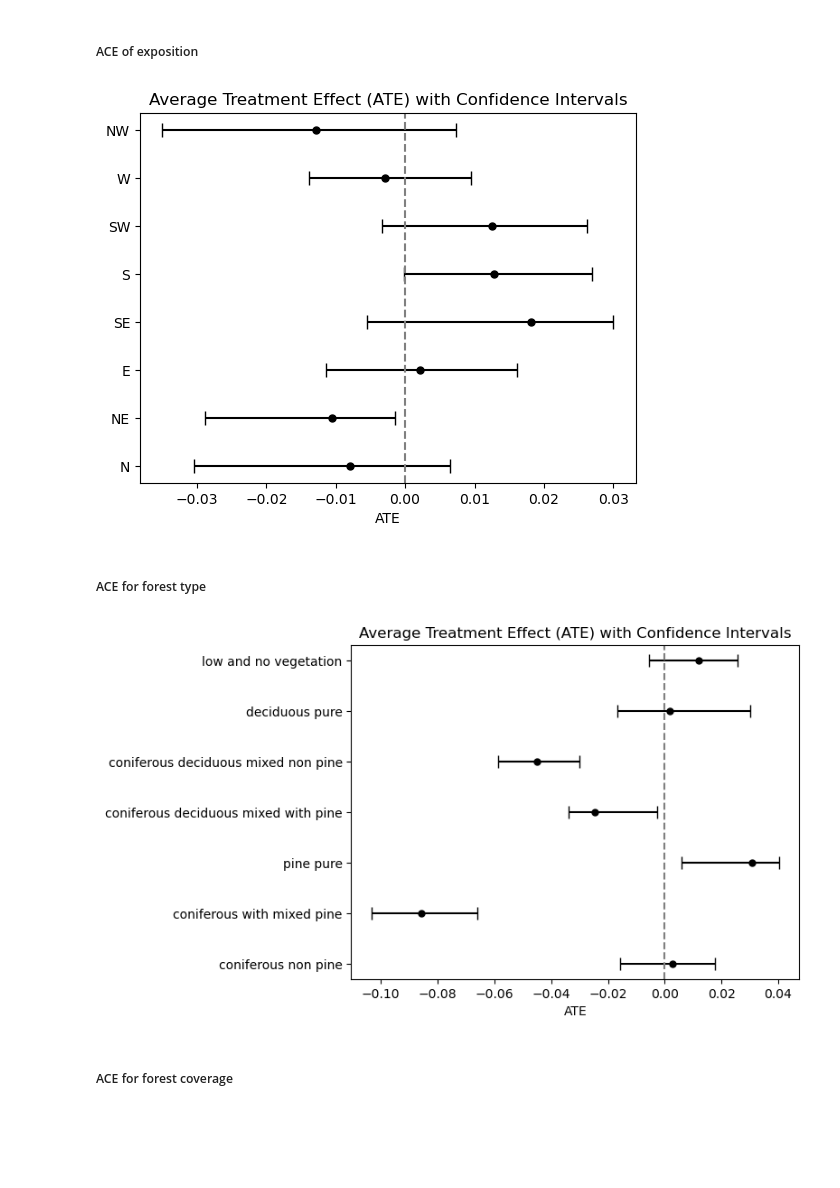
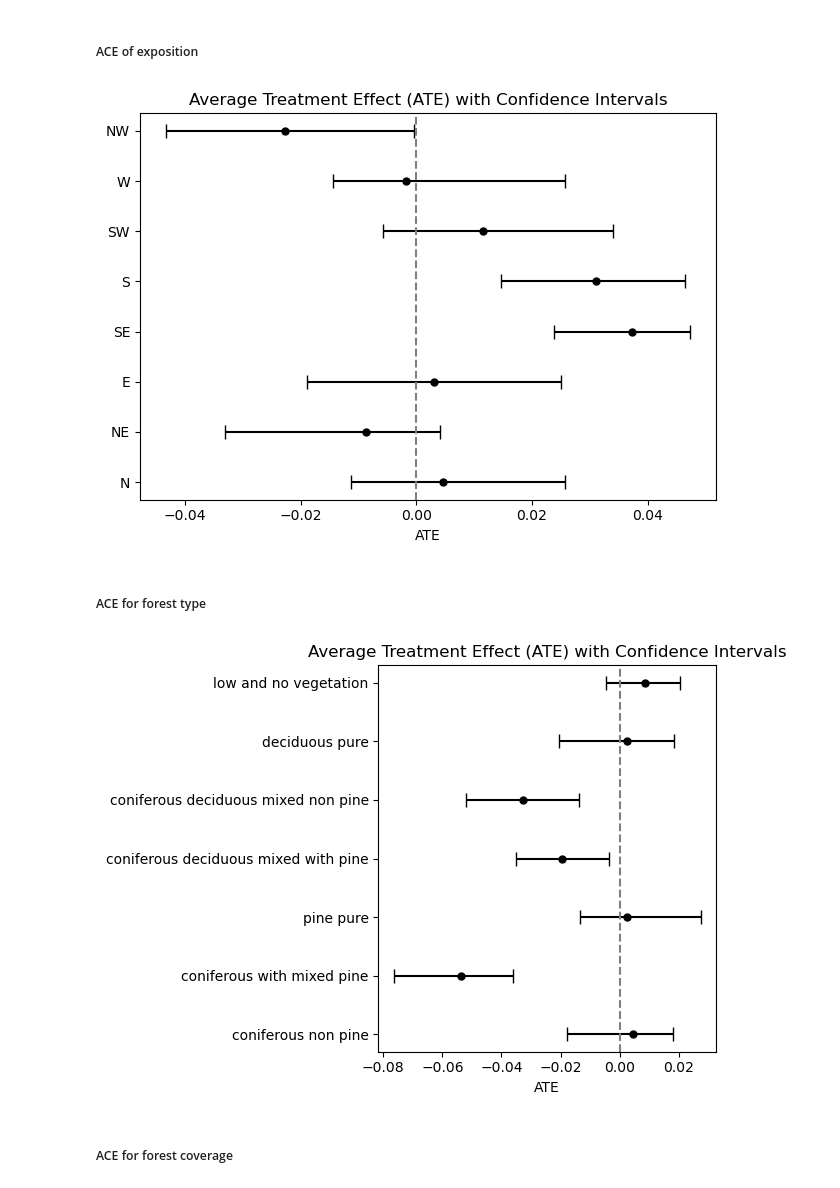
Before and after one commit to PLUS-ZGIS-GeoAI/ignite-causal-inference, a Jupyter notebook: notebooks/forest_fire_causal_inference.ipynb, the cells around one changed output. Saved outputs shown, nothing was run; the diff lists cells and outputs as text; code cells hidden in the pictures; blank space fills up the shorter version.

```diff
--- a/notebooks/forest_fire_causal_inference.ipynb
+++ b/notebooks/forest_fire_causal_inference.ipynb
@@ -104,0 +79,2 @@ causal_mechanisms_summary = gcm.auto.assign_causal_mechanisms(causal_model, data
+# %%
+gcm.fit(causal_model, train_data)
@@ -122,5 +102,3 @@ Note that 'discrete' here refers to numerical values with an order. If the data
 ===Note===
 Note, based on the selected auto assignment quality, the set of evaluated models changes.
 For more insights toward the quality of the fitted graphical causal model, consider using the evaluate_causal_model function after fitting the causal mechanisms.
-# %%
-gcm.fit(causal_model, data_obs_prep)
@@ -149,5 +126,7 @@ All these evaluations give some insight into the goodness of the causal model, b
 # %% [markdown]
 ### Causal Tasks
+# %%
+causal_model, causal_mechanisms_summary, summary_evaluation = load_model(r"../models/model.pkl")
 # %% [markdown]
 #### ACE of forest cover, forest type & exposition
 The impact mediated over one of the other factors should be eliminated
@@ -175,7 +154,7 @@ def get_ate_with_confidence_for_factor_classes(ate_dict: dict, factor_name: str,
         ate_dict["ate"][cl]["interval"] = effect_interval[0]
     return ate_dict
 
-def plot_ate_with_confidence(ate_data):
+def plot_ate_with_confidence(ate_data, path_to_fig: str):
     regions = list(ate_data['ate'].keys())
     ate_values = [ate_data['ate'][region]['median'] for region in regions]
     lower_bounds = [ate_data['ate'][region]['interval'][0] for region in regions]
@@ -192,31 +171,33 @@ def plot_ate_with_confidence(ate_data):
     ax.axvline(x=0, color='gray', linestyle='--')
     ax.set_xlabel('ATE')
     ax.set_title('Average Treatment Effect (ATE) with Confidence Intervals')
+    plt.tight_layout()
+    plt.savefig(path_to_fig)
     plt.show()
 # %% [markdown]
 ##### ACE of exposition
 # %%
 ate_dict_exposition = construct_ate_dict(exposition_classes, "E")
 
 for exp in exposition_classes:
 
     effect_median, effect_interval = gcm.confidence_intervals(
                 gcm.bootstrap_sampling(gcm.average_causal_effect,
                                     causal_model, "fire",
                                     interventions_alternative={'exposition': lambda x: exp,
                                                         'forest_type': lambda x: "pine pure",
                                                         'forest_coverage': lambda x: "40<cc<=60"},
                                     interventions_reference={'exposition': lambda x: "E",
                                                     'forest_type': lambda x: "pine pure",
                                                     'forest_coverage': lambda x: "40<cc<=60"},
-                                    observed_data=data_obs_prep))
+                                    observed_data=train_data))
 
     ate_dict_exposition["ate"][exp]["median"] = effect_median[0]
     ate_dict_exposition["ate"][exp]["interval"] = effect_interval[0]
 
-plot_ate_with_confidence(ate_dict_exposition)
+plot_ate_with_confidence(ate_dict_exposition, r"../results/ate_exposition.png")
 # %% [output]
-[figure, old version]
+[figure, new version]
 # %% [markdown]
 ##### ACE for forest type
 # %%
@@ -231,14 +212,14 @@ for ft in forest_type_classes:
                                                         'forest_coverage': lambda x: "40<cc<=60"},
                                     interventions_reference={'forest_type': lambda x: "coniferous non pine",
                                                     'forest_coverage': lambda x: "40<cc<=60"},
-                                    observed_data=data_obs_prep))
+                                    observed_data=train_data))
 
     ate_dict_foresttype["ate"][ft]["median"] = effect_median[0]
     ate_dict_foresttype["ate"][ft]["interval"] = effect_interval[0]
 
-plot_ate_with_confidence(ate_dict_foresttype)
+plot_ate_with_confidence(ate_dict_foresttype, r"../results/ate_forest_type.png")
 # %% [output]
-[figure, old version]
+[figure, new version]
 # %% [markdown]
 ##### ACE for forest coverage
 # %%
```
Also changed, not shown: parts of 34 cells of this notebook, 3 other files.
